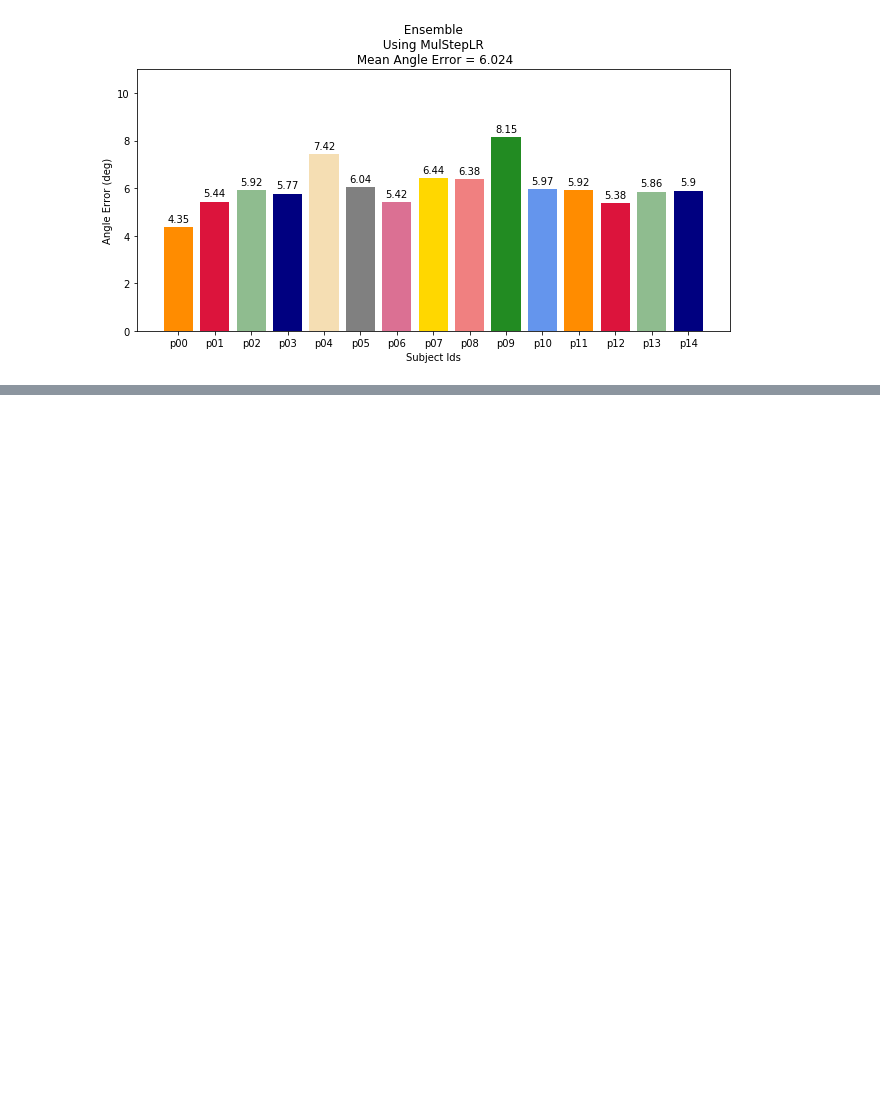
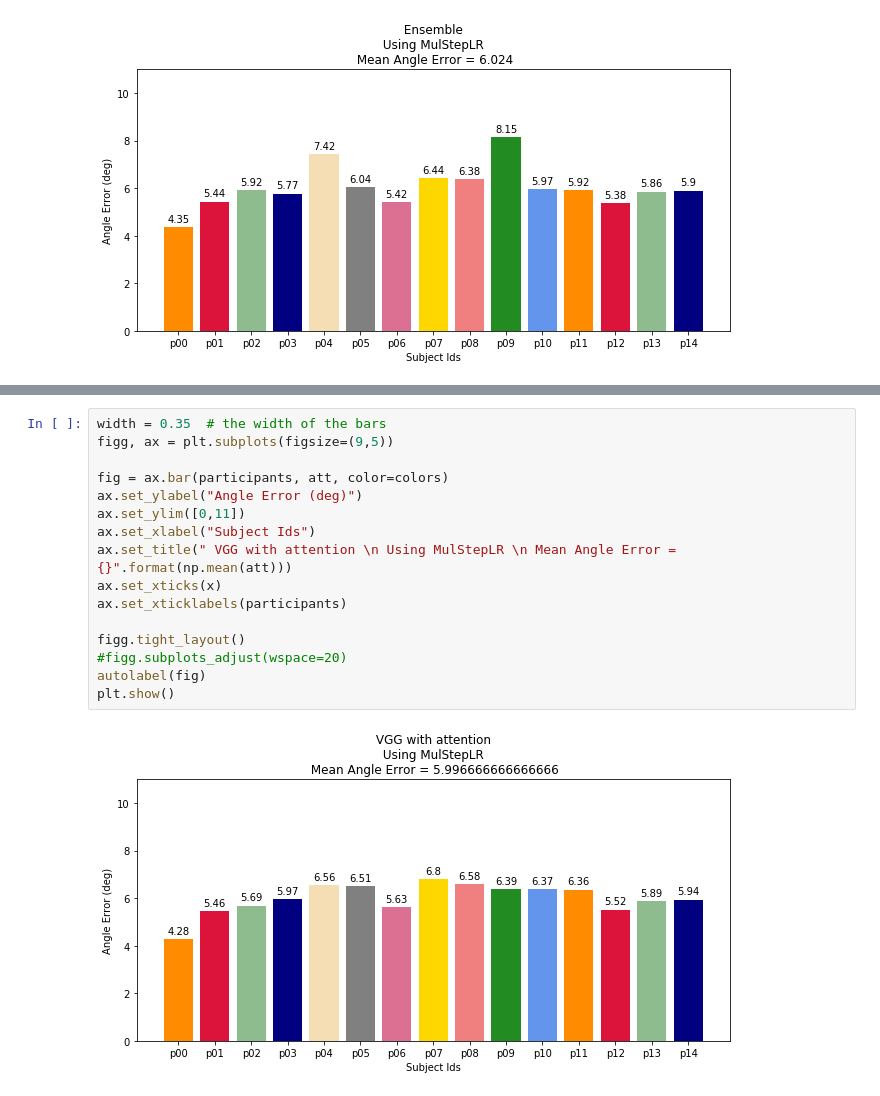
Before and after one commit to kroniidvul/pytorch_mpiigaze, a Jupyter notebook: results.ipynb, the cells around one changed output, grey strips where cells are left out. Drawn from its saved outputs; the diff is of its cells as text; blank space fills up the shorter version.

Commit message:
attention

```diff
--- a/results.ipynb
+++ b/results.ipynb
@@ -341,0 +410,18 @@ plt.show()
+# %%
+width = 0.35  # the width of the bars
+figg, ax = plt.subplots(figsize=(9,5))
+
+fig = ax.bar(participants, att, color=colors)
+ax.set_ylabel("Angle Error (deg)")
+ax.set_ylim([0,11])
+ax.set_xlabel("Subject Ids")
+ax.set_title(" VGG with attention \n Using MulStepLR \n Mean Angle Error = {}".format(np.mean(att)))
+ax.set_xticks(x)
+ax.set_xticklabels(participants)
+
+figg.tight_layout()
+#figg.subplots_adjust(wspace=20)
+autolabel(fig)
+plt.show()
+# %% [output]
+[figure, added]
```
Also changed, not shown: parts of 11 cells of this notebook.
